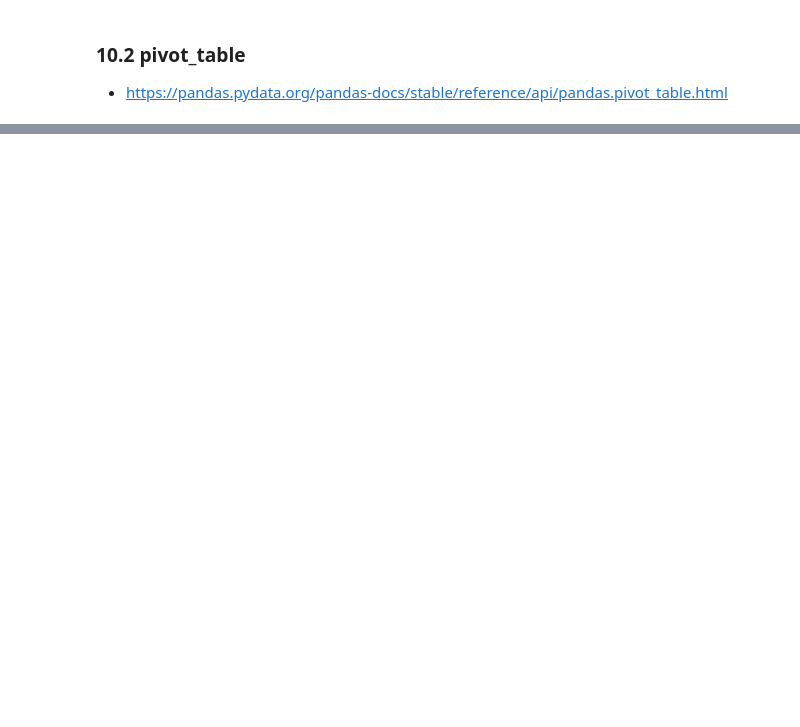
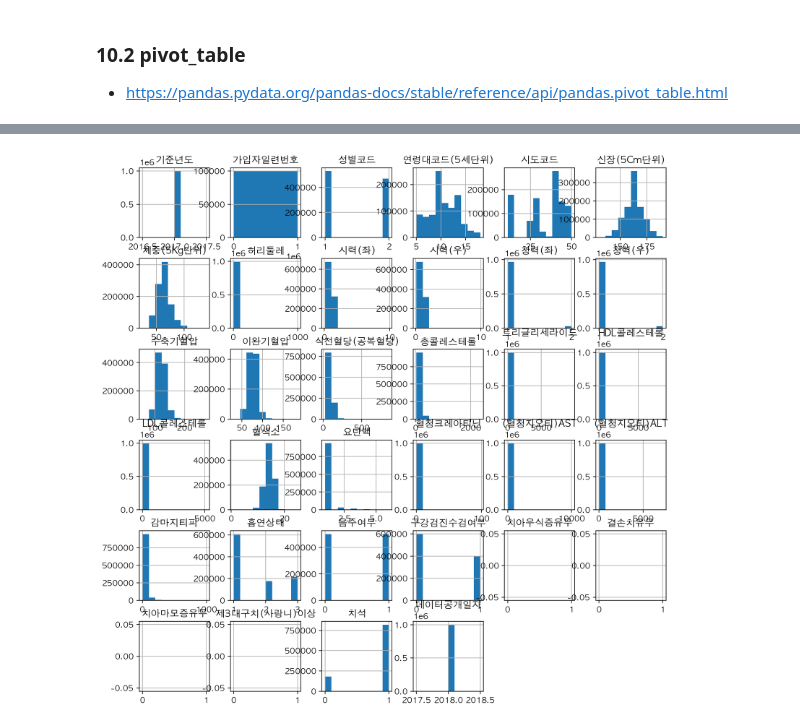
Before and after one commit to MinDongRyul/cs_13, a Jupyter notebook: 3/health_analysis.ipynb, the cells around one changed output, grey strips where cells are left out. Saved outputs shown, nothing was run; the diff lists cells and outputs as text; code cells hidden in the pictures; blank space fills up the shorter version.

```diff
--- a/3/health_analysis.ipynb
+++ b/3/health_analysis.ipynb
@@ -381,0 +389,6 @@ pd.pivot_table(df, index=['성별코드','음주여부'], values='감마지티
+# %%
+# 전체 데이터에 대한 히스토그램을 출력합니다.
+h = df.hist(figsize=(12, 12))
+h;
+# %% [output]
+[figure, added]
```
Also changed, not shown: parts of 50 cells of this notebook.
